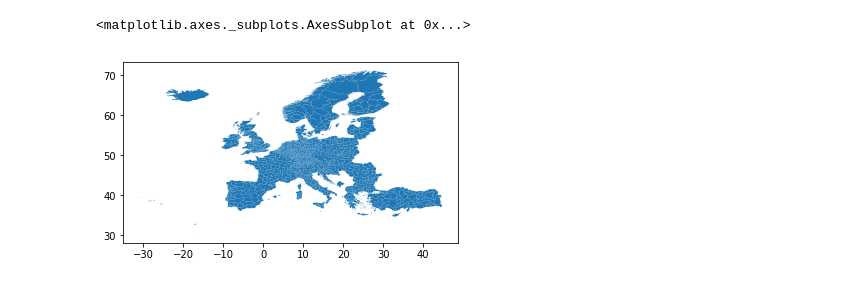
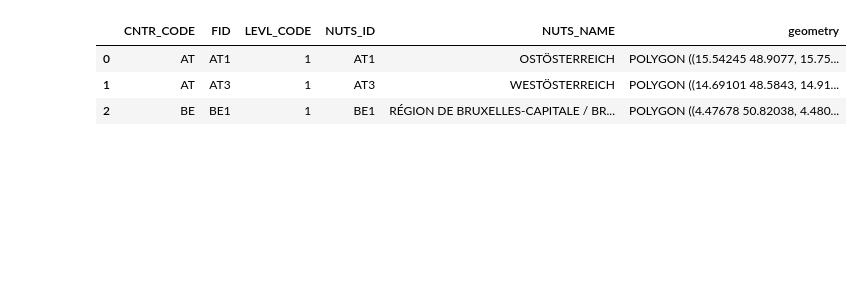
Before and after one commit to samfranklin/jupyter-examples, a Jupyter notebook: geopandas/eurostat.ipynb, the cells around one changed output. Cells and saved outputs as stored; diff of their text form; code cells hidden in the pictures; blank space fills up the shorter version.

```diff
--- a/geopandas/eurostat.ipynb
+++ b/geopandas/eurostat.ipynb
@@ -12,5 +16,0 @@ nuts.plot(figsize=(10, 6));
-# %%
-nuts.plot()
-# %% [output]
-<matplotlib.axes._subplots.AxesSubplot at 0x...>
-[figure, removed]
@@ -16,0 +20,7 @@ nuts.plot()
+# %%
+nuts.head(3)
+# %% [output]
+|  | CNTR_CODE | FID | LEVL_CODE | NUTS_ID | NUTS_NAME | geometry |
+| 0 | AT | AT1 | 1 | AT1 | OSTÖSTERREICH | POLYGON ((15.54245 48.9077, 15.75... |
+| 1 | AT | AT3 | 1 | AT3 | WESTÖSTERREICH | POLYGON ((14.69101 48.5843, 14.91... |
+| 2 | BE | BE1 | 1 | BE1 | RÉGION DE BRUXELLES-CAPITALE / BR... | POLYGON ((4.47678 50.82038, 4.480... |
```
Also changed, not shown: parts of 7 cells of this notebook, 19 other files.
